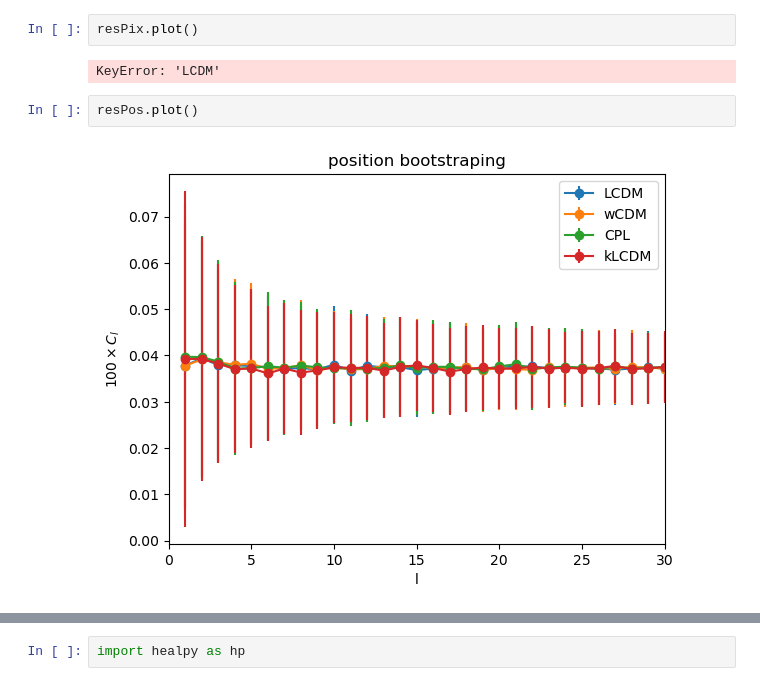
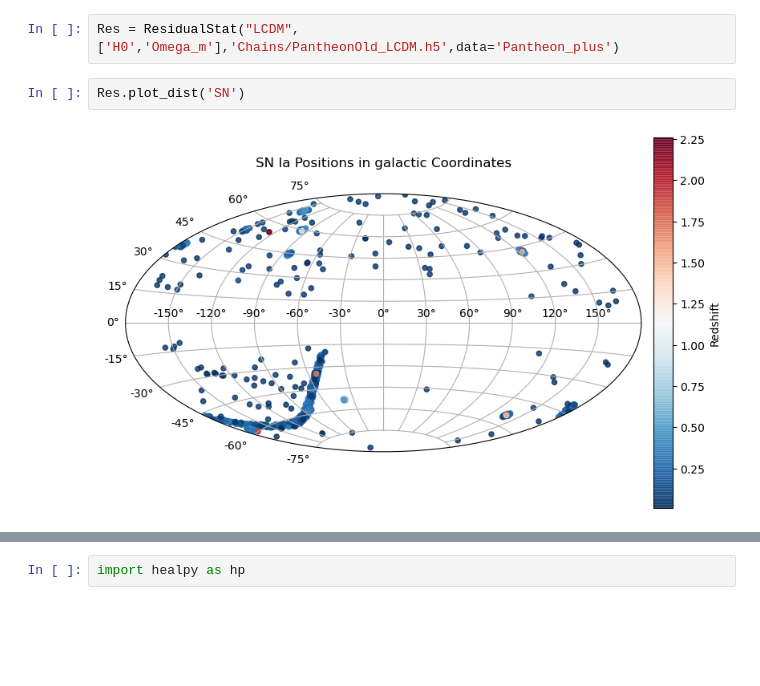
Before and after one commit to antolonappan/isotropy, a Jupyter notebook: Residual.ipynb, the cells around one changed output, grey strips where cells are left out. Drawn from its saved outputs; the diff is of its cells as text; blank space fills up the shorter version.

```diff
--- a/Residual.ipynb
+++ b/Residual.ipynb
@@ -75,8 +14,6 @@ Running bootstraping on pixel for model: kLCDM
-# %%
-resPix.plot()
-# %% [output]
-KeyError: 'LCDM'
-# %%
-resPos.plot()
-# %% [output]
-[figure, removed]
+# %%
+Res = ResidualStat("LCDM",['H0','Omega_m'],'Chains/PantheonOld_LCDM.h5',data='Pantheon_plus')
+# %%
+Res.plot_dist('SN')
+# %% [output]
+[figure, added]
```
Also changed, not shown: parts of 22 cells of this notebook, 3 other files.
